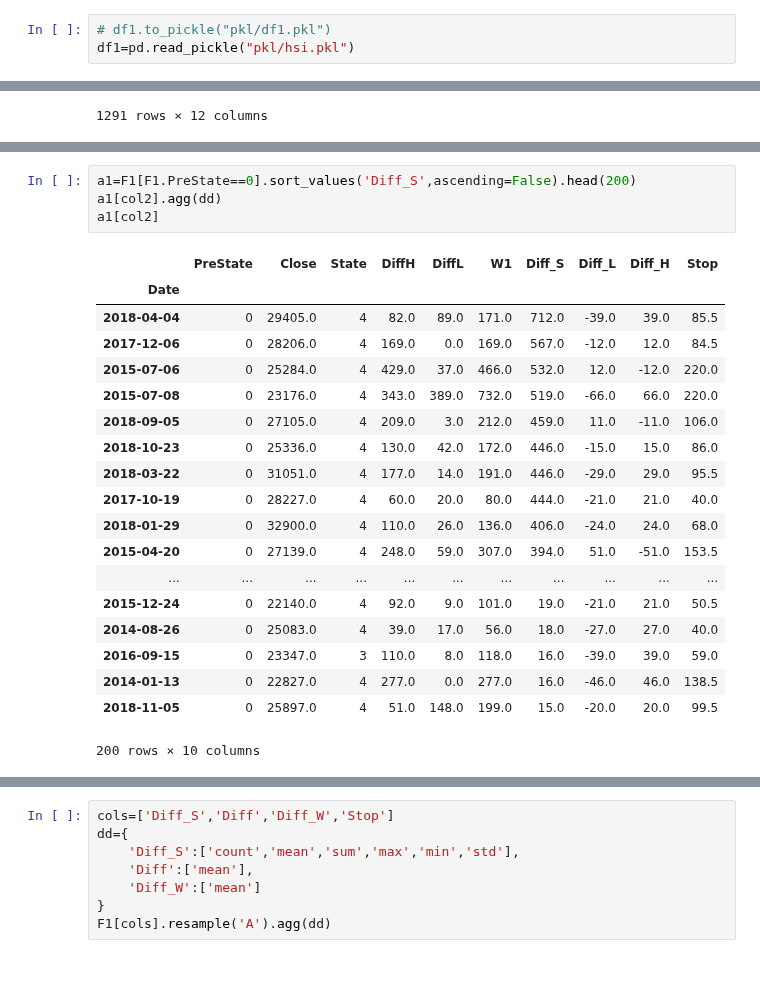
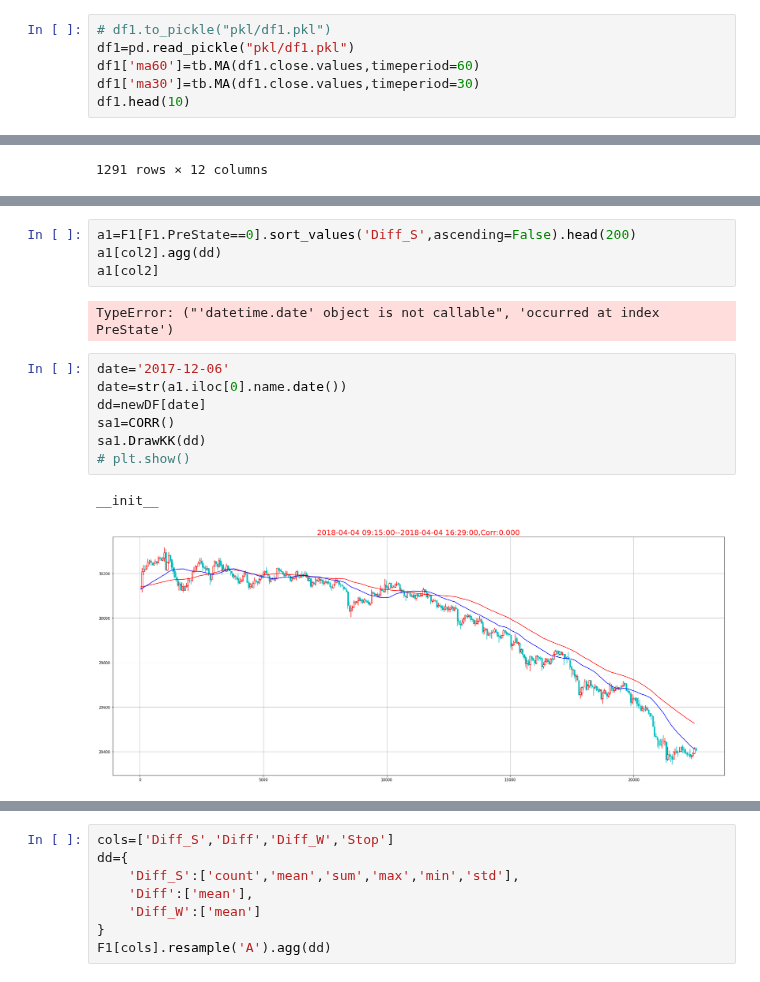
Before and after one commit to che7611/test2, a Jupyter notebook: calcHL.ipynb, the cells around one changed output, grey strips where cells are left out. Saved outputs shown, nothing was run; the diff lists cells and outputs as text.

```diff
--- a/calcHL.ipynb
+++ b/calcHL.ipynb
@@ -29,4 +33,7 @@ print(dt.datetime.now()-dt1)
 0:00:32.965886
 # %%
 # df1.to_pickle("pkl/df1.pkl")
-df1=pd.read_pickle("pkl/hsi.pkl")
+df1=pd.read_pickle("pkl/df1.pkl")
+df1['ma60']=tb.MA(df1.close.values,timeperiod=60)
+df1['ma30']=tb.MA(df1.close.values,timeperiod=30)
+df1.head(10)
@@ -226,22 +243,14 @@ a1=F1[F1.PreState==0].sort_values('Diff_S',ascending=False).head(200)
 a1[col2].agg(dd)
 a1[col2]
 # %% [output]
-|  | PreState | Close | State | DiffH | DiffL | W1 | Diff_S | Diff_L | Diff_H | Stop |
-| Date |  |  |  |  |  |  |  |  |  |  |
-| 2018-04-04 | 0 | 29405.0 | 4 | 82.0 | 89.0 | 171.0 | 712.0 | -39.0 | 39.0 | 85.5 |
-| 2017-12-06 | 0 | 28206.0 | 4 | 169.0 | 0.0 | 169.0 | 567.0 | -12.0 | 12.0 | 84.5 |
-| 2015-07-06 | 0 | 25284.0 | 4 | 429.0 | 37.0 | 466.0 | 532.0 | 12.0 | -12.0 | 220.0 |
-| 2015-07-08 | 0 | 23176.0 | 4 | 343.0 | 389.0 | 732.0 | 519.0 | -66.0 | 66.0 | 220.0 |
-| 2018-09-05 | 0 | 27105.0 | 4 | 209.0 | 3.0 | 212.0 | 459.0 | 11.0 | -11.0 | 106.0 |
-| 2018-10-23 | 0 | 25336.0 | 4 | 130.0 | 42.0 | 172.0 | 446.0 | -15.0 | 15.0 | 86.0 |
-| 2018-03-22 | 0 | 31051.0 | 4 | 177.0 | 14.0 | 191.0 | 446.0 | -29.0 | 29.0 | 95.5 |
-| 2017-10-19 | 0 | 28227.0 | 4 | 60.0 | 20.0 | 80.0 | 444.0 | -21.0 | 21.0 | 40.0 |
-| 2018-01-29 | 0 | 32900.0 | 4 | 110.0 | 26.0 | 136.0 | 406.0 | -24.0 | 24.0 | 68.0 |
-| 2015-04-20 | 0 | 27139.0 | 4 | 248.0 | 59.0 | 307.0 | 394.0 | 51.0 | -51.0 | 153.5 |
-| ... | ... | ... | ... | ... | ... | ... | ... | ... | ... | ... |
-| 2015-12-24 | 0 | 22140.0 | 4 | 92.0 | 9.0 | 101.0 | 19.0 | -21.0 | 21.0 | 50.5 |
-| 2014-08-26 | 0 | 25083.0 | 4 | 39.0 | 17.0 | 56.0 | 18.0 | -27.0 | 27.0 | 40.0 |
-| 2016-09-15 | 0 | 23347.0 | 3 | 110.0 | 8.0 | 118.0 | 16.0 | -39.0 | 39.0 | 59.0 |
-| 2014-01-13 | 0 | 22827.0 | 4 | 277.0 | 0.0 | 277.0 | 16.0 | -46.0 | 46.0 | 138.5 |
-| 2018-11-05 | 0 | 25897.0 | 4 | 51.0 | 148.0 | 199.0 | 15.0 | -20.0 | 20.0 | 99.5 |
-200 rows × 10 columns
+TypeError: ("'datetime.date' object is not callable", 'occurred at index PreState')
+# %%
+date='2017-12-06'
+date=str(a1.iloc[0].name.date())
+dd=newDF[date]
+sa1=CORR()
+sa1.DrawKK(dd)
+# plt.show()
+# %% [output]
+__init__
+[figure, added]
```
Also changed, not shown: parts of 8 cells of this notebook, 3 other files.
